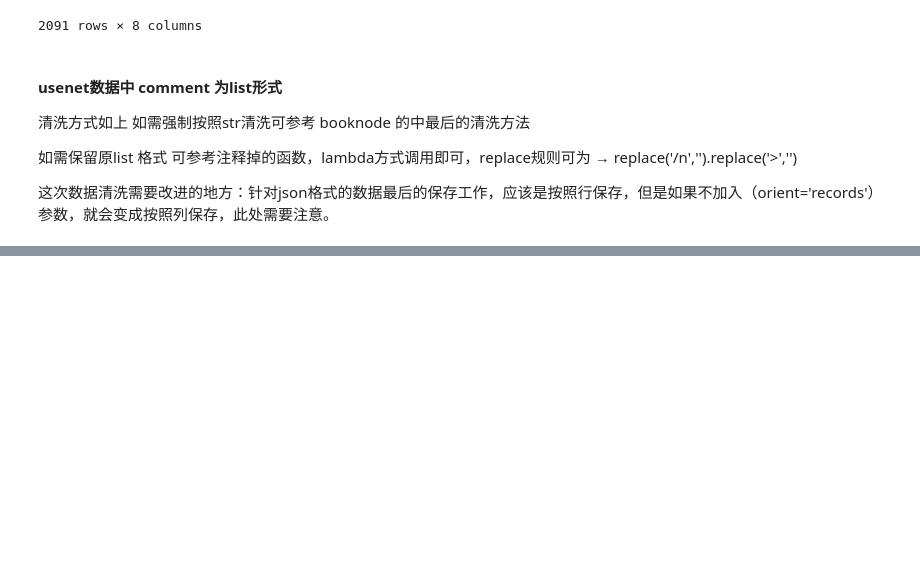
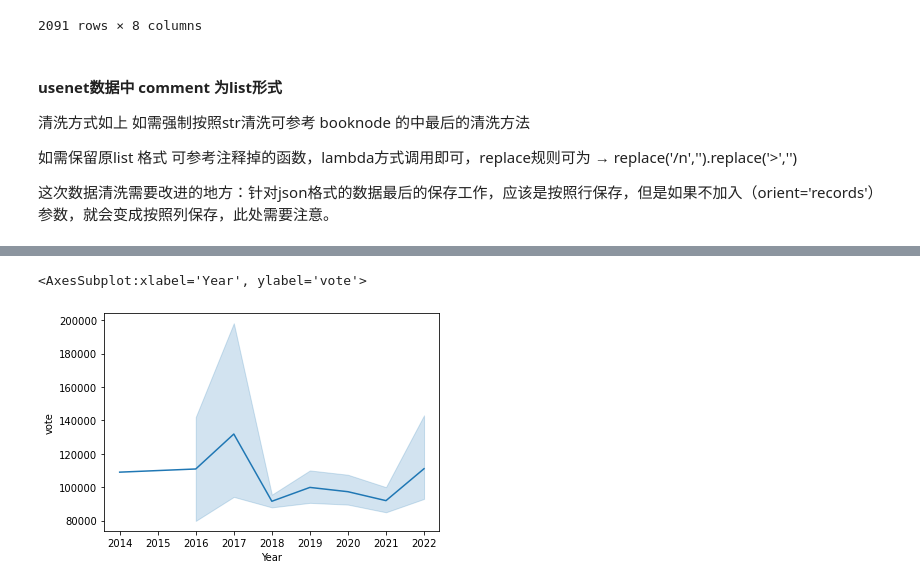
Before and after one commit to theovanrooij/projet_Cyperbunk, a Jupyter notebook: result/csv/clean.ipynb, the cells around one changed output, grey strips where cells are left out. Saved outputs shown, nothing was run; the diff lists cells and outputs as text; code cells hidden in the pictures; blank space fills up the shorter version.

```diff
--- a/result/csv/clean.ipynb
+++ b/result/csv/clean.ipynb
@@ -727,0 +874,5 @@ usenet.to_json('result/json/usenet.json',orient='records')#
+# %%
+sns.lineplot(x=movies["Year"], y=movies["vote"])
+# %% [output]
+<AxesSubplot:xlabel='Year', ylabel='vote'>
+[figure, added]
```
Also changed, not shown: parts of 36 cells of this notebook.
